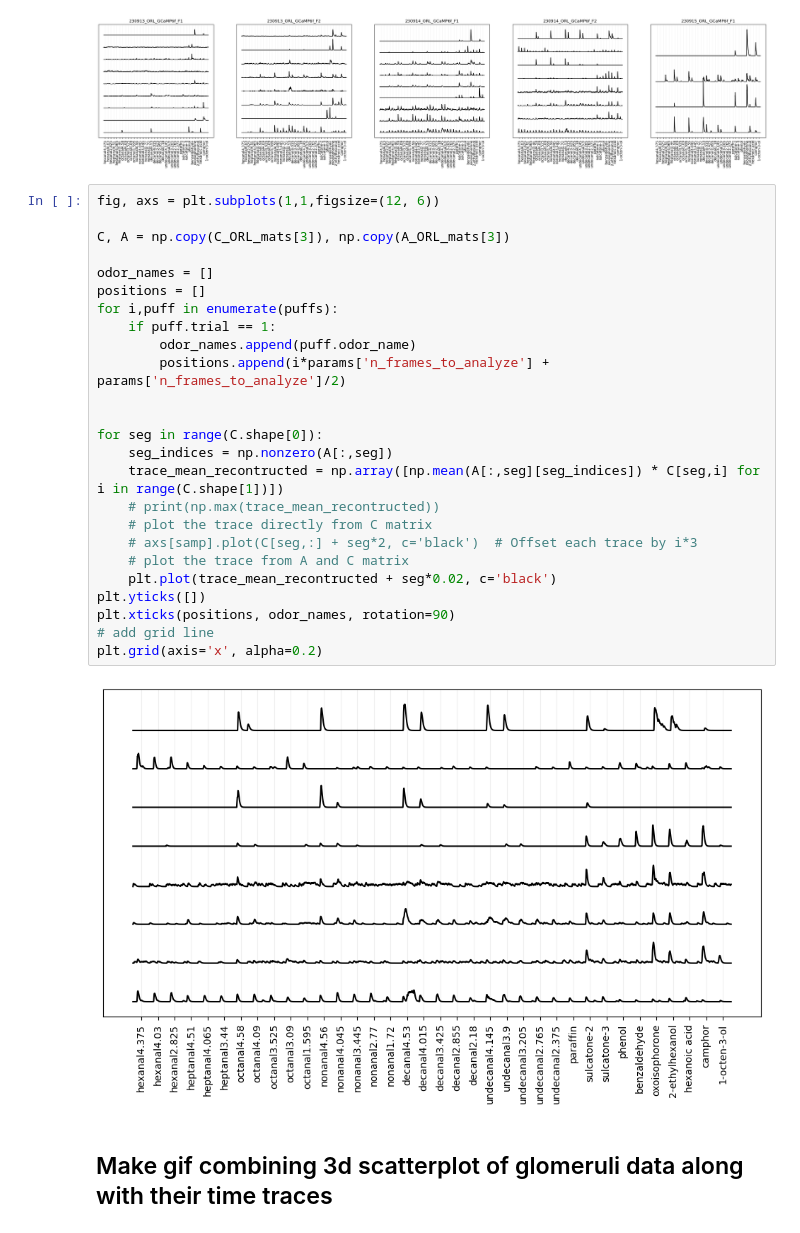
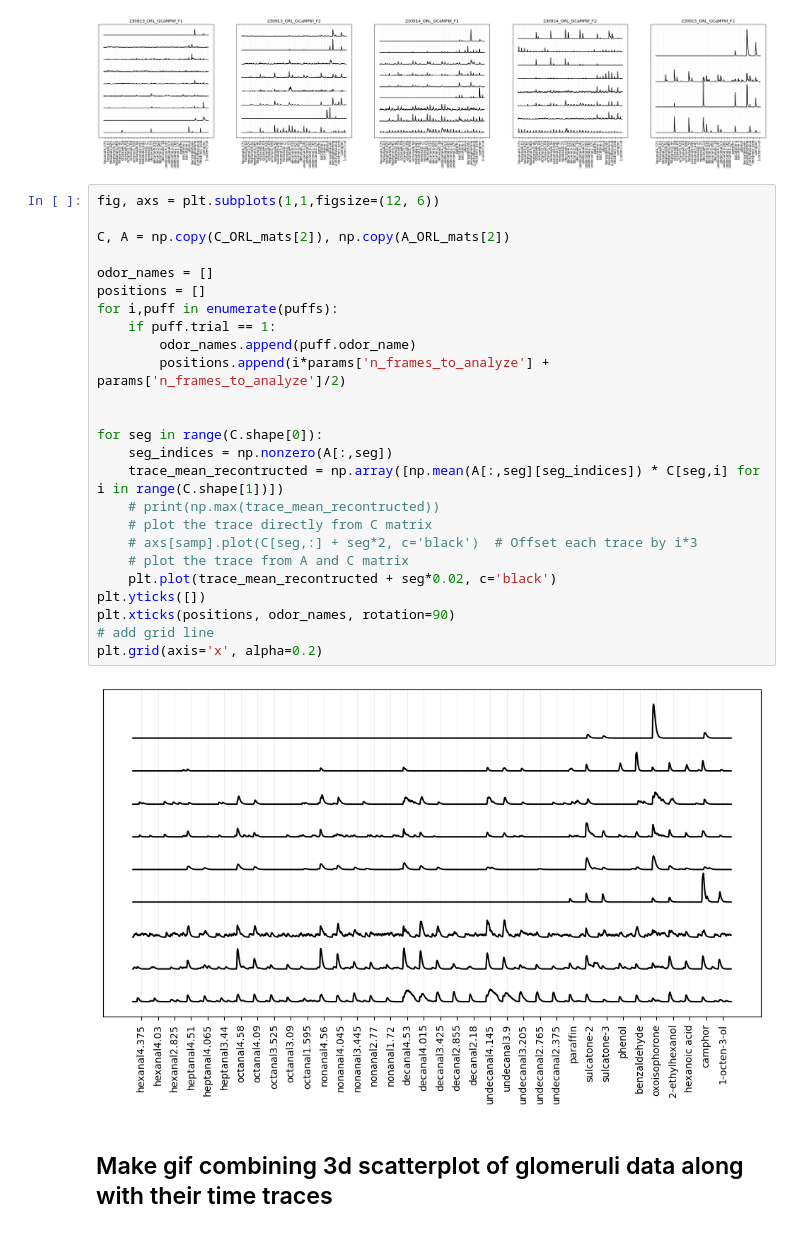
Before and after one commit to brian-arnold/whole_AL_segmentation, a Jupyter notebook: glomeruli_segmentation/mk_gif.ipynb, the cells around one changed output. Cells and saved outputs as stored; diff of their text form.

```diff
--- a/glomeruli_segmentation/mk_gif.ipynb
+++ b/glomeruli_segmentation/mk_gif.ipynb
@@ -191,30 +192,30 @@ make_plot_by_subspecies(C_ORL_mats, A_ORL_mats, ORL_names, odor_names, positions
 # %%
 fig, axs = plt.subplots(1,1,figsize=(12, 6))
 
-C, A = np.copy(C_ORL_mats[3]), np.copy(A_ORL_mats[3])
+C, A = np.copy(C_ORL_mats[2]), np.copy(A_ORL_mats[2])
 
 odor_names = []
 positions = []
 for i,puff in enumerate(puffs):
     if puff.trial == 1:
         odor_names.append(puff.odor_name)
         positions.append(i*params['n_frames_to_analyze'] + params['n_frames_to_analyze']/2)
 
 
 for seg in range(C.shape[0]):
     seg_indices = np.nonzero(A[:,seg])
     trace_mean_recontructed = np.array([np.mean(A[:,seg][seg_indices]) * C[seg,i] for i in range(C.shape[1])])
     # print(np.max(trace_mean_recontructed))
     # plot the trace directly from C matrix
     # axs[samp].plot(C[seg,:] + seg*2, c='black')  # Offset each trace by i*3
     # plot the trace from A and C matrix
     plt.plot(trace_mean_recontructed + seg*0.02, c='black')
 plt.yticks([])
 plt.xticks(positions, odor_names, rotation=90)
 # add grid line
 plt.grid(axis='x', alpha=0.2)
 # %% [output]
-[figure, old version]
+[figure, new version]
 # %% [markdown]
 ## Make gif combining 3d scatterplot of glomeruli data along with their time traces
 # %%
```
Also changed, not shown: parts of 4 cells of this notebook, 6 other files.
